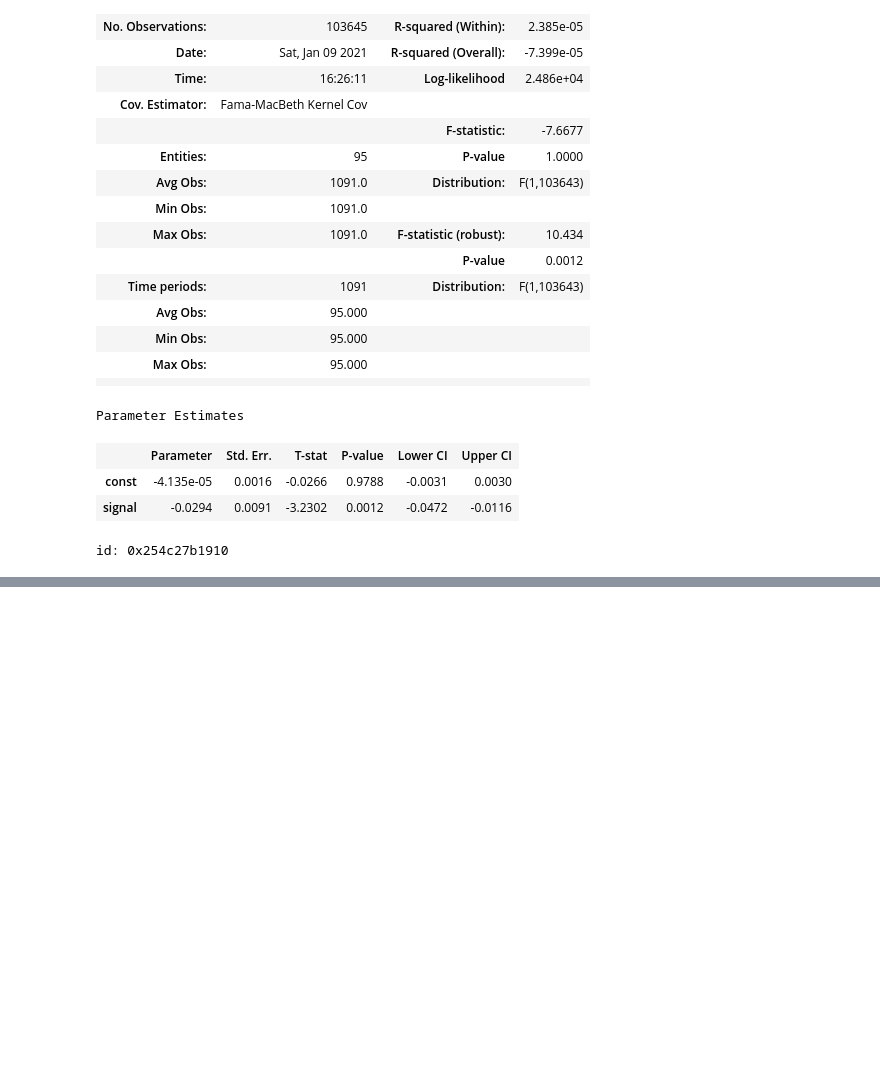
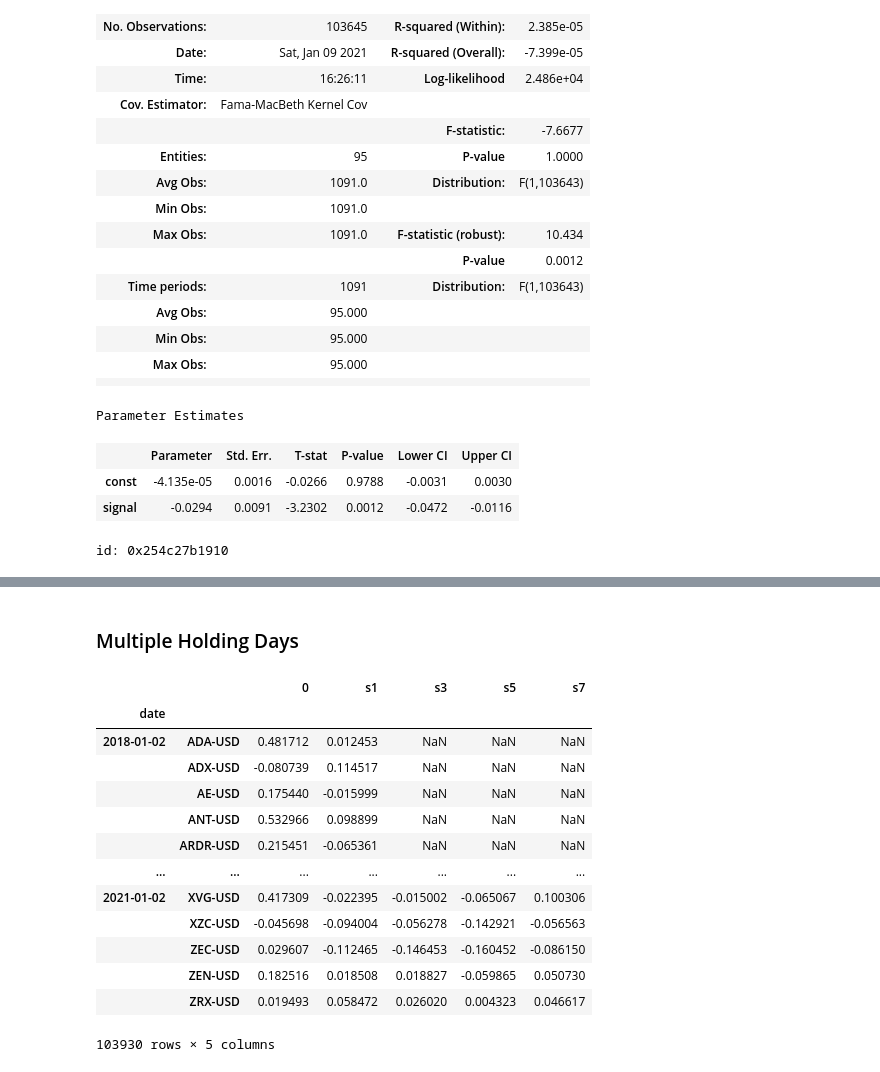
Before and after one commit to sunnyyang1576/Cryptocurrency, a Jupyter notebook: Strategy Test - Panel Regression Analysis.ipynb, the cells around one changed output, grey strips where cells are left out. Drawn from its saved outputs; the diff is of its cells as text; code cells hidden in the pictures; blank space fills up the shorter version.

```diff
--- a/Strategy Test - Panel Regression Analysis.ipynb
+++ b/Strategy Test - Panel Regression Analysis.ipynb
@@ -164,0 +190,3 @@ id: 0x254c27b1910
+# %%
+complete_ret_sub_df_s7 = universe_df.pct_change(periods=momentum_period).shift(waiting_time).dropna()
+complete_ret_sub_df_s7_long = complete_ret_sub_df_s7.stack()
@@ -164,0 +206,5 @@ id: 0x254c27b1910
+# %%
+signal_df = pd.concat([complete_ret_sub_df_s1_long,
+                       complete_ret_sub_df_s3_long,
+                       complete_ret_sub_df_s5_long,
+                       complete_ret_sub_df_s7_long],axis=1)
@@ -164,0 +310,28 @@ id: 0x254c27b1910
+# %% [markdown]
+### Multiple Holding Days
+# %%
+future_return_days = 2
+
+future_return_df = universe_df.pct_change(future_return_days).shift(-(future_return_days-1))
+future_return_df_long = future_return_df.stack()
+
+future_return_df_long = pd.DataFrame(future_return_df_long)
+# %%
+merge_df = future_return_df_long.merge(signal_df,left_index=True,right_index=True)
+# %%
+merge_df
+# %% [output]
+|  |  | 0 | s1 | s3 | s5 | s7 |
+| date |  |  |  |  |  |  |
+| 2018-01-02 | ADA-USD | 0.481712 | 0.012453 | NaN | NaN | NaN |
+|  | ADX-USD | -0.080739 | 0.114517 | NaN | NaN | NaN |
+|  | AE-USD | 0.175440 | -0.015999 | NaN | NaN | NaN |
+|  | ANT-USD | 0.532966 | 0.098899 | NaN | NaN | NaN |
+|  | ARDR-USD | 0.215451 | -0.065361 | NaN | NaN | NaN |
+| ... | ... | ... | ... | ... | ... | ... |
+| 2021-01-02 | XVG-USD | 0.417309 | -0.022395 | -0.015002 | -0.065067 | 0.100306 |
+|  | XZC-USD | -0.045698 | -0.094004 | -0.056278 | -0.142921 | -0.056563 |
+|  | ZEC-USD | 0.029607 | -0.112465 | -0.146453 | -0.160452 | -0.086150 |
+|  | ZEN-USD | 0.182516 | 0.018508 | 0.018827 | -0.059865 | 0.050730 |
+|  | ZRX-USD | 0.019493 | 0.058472 | 0.026020 | 0.004323 | 0.046617 |
+103930 rows × 5 columns
```
Also changed, not shown: parts of 38 cells of this notebook, 15 other files.
